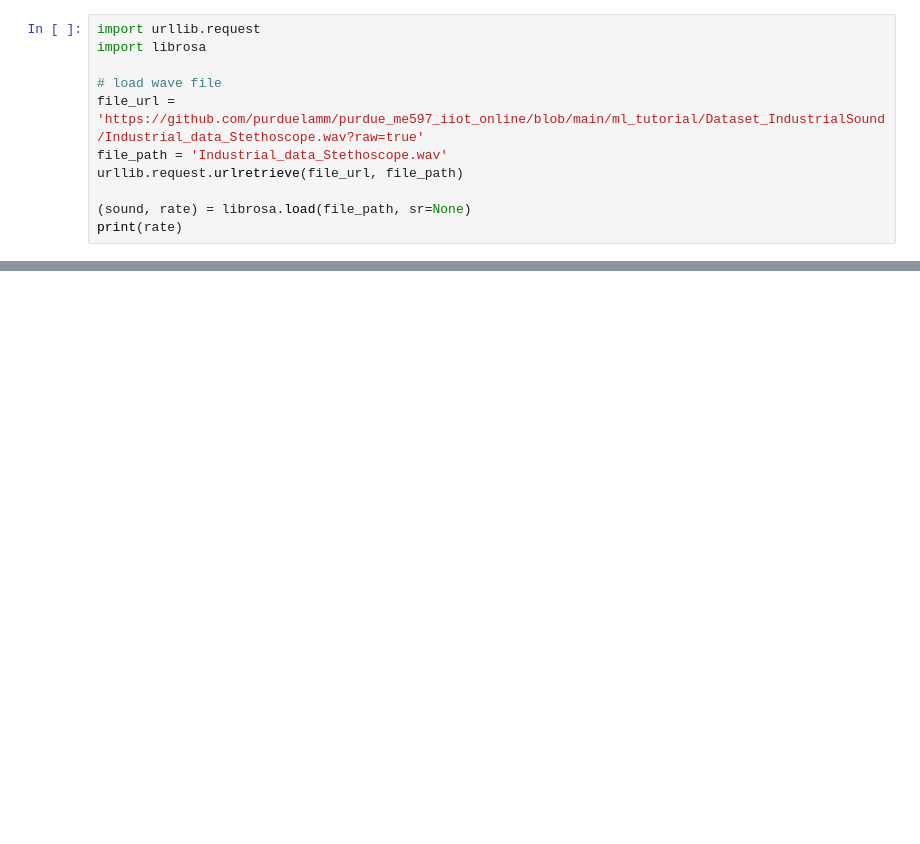
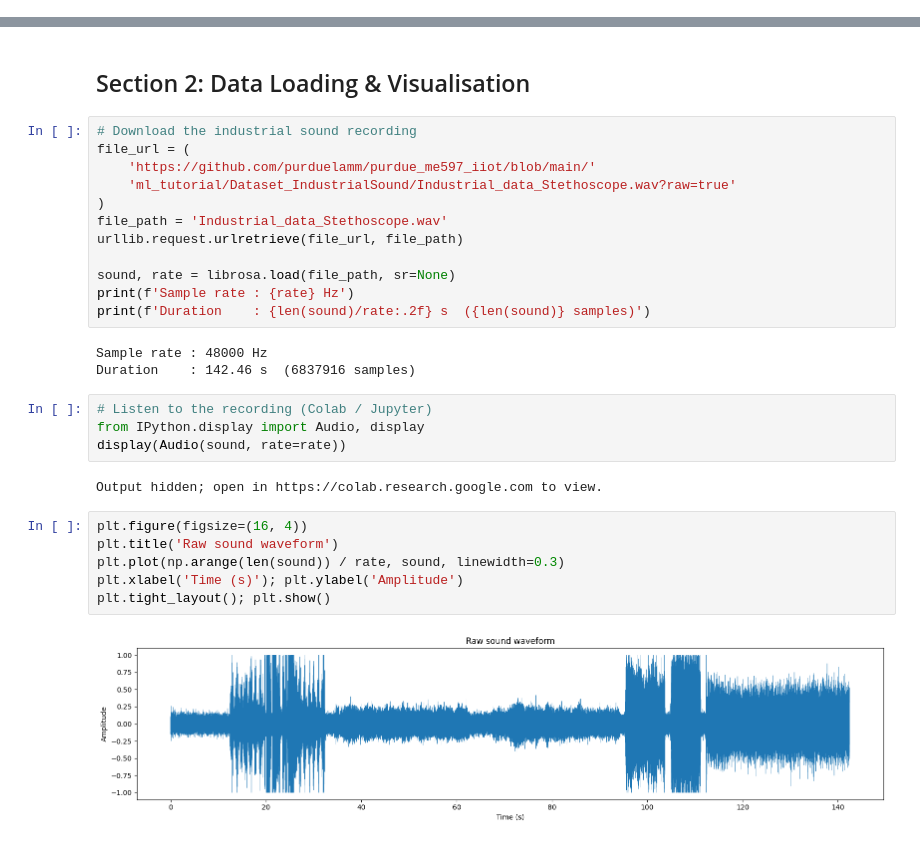
Before and after one commit to purduelamm/purdue_me597_iiot, a Jupyter notebook: ml_tutorial/ML10/ML10_Code1_Answer.ipynb, the cells around one changed output, grey strips where cells are left out. Cells and saved outputs as stored; diff of their text form; blank space fills up the shorter version.

```diff
--- a/ml_tutorial/ML10/ML10_Code1_Answer.ipynb
+++ b/ml_tutorial/ML10/ML10_Code1_Answer.ipynb
@@ -9,11 +0,0 @@ Mounted at /content/drive
-# %%
-import urllib.request
-import librosa
-
-# load wave file
-file_url = 'https://github.com/purduelamm/purdue_me597_iiot_online/blob/main/ml_tutorial/Dataset_IndustrialSound/Industrial_data_Stethoscope.wav?raw=true'
-file_path = 'Industrial_data_Stethoscope.wav'
-urllib.request.urlretrieve(file_url, file_path)
-
-(sound, rate) = librosa.load(file_path, sr=None)
-print(rate)
@@ -1093,0 +40,31 @@ plt.show()
+# %% [markdown]
+## Section 2: Data Loading & Visualisation
+# %%
+# Download the industrial sound recording
+file_url = (
+    'https://github.com/purduelamm/purdue_me597_iiot/blob/main/'
+    'ml_tutorial/Dataset_IndustrialSound/Industrial_data_Stethoscope.wav?raw=true'
+)
+file_path = 'Industrial_data_Stethoscope.wav'
+urllib.request.urlretrieve(file_url, file_path)
+
+sound, rate = librosa.load(file_path, sr=None)
+print(f'Sample rate : {rate} Hz')
+print(f'Duration    : {len(sound)/rate:.2f} s  ({len(sound)} samples)')
+# %% [output]
+Sample rate : 48000 Hz
+Duration    : 142.46 s  (6837916 samples)
+# %%
+# Listen to the recording (Colab / Jupyter)
+from IPython.display import Audio, display
+display(Audio(sound, rate=rate))
+# %% [output]
+Output hidden; open in https://colab.research.google.com to view.
+# %%
+plt.figure(figsize=(16, 4))
+plt.title('Raw sound waveform')
+plt.plot(np.arange(len(sound)) / rate, sound, linewidth=0.3)
+plt.xlabel('Time (s)'); plt.ylabel('Amplitude')
+plt.tight_layout(); plt.show()
+# %% [output]
+[figure, added]
```
Also changed, not shown: parts of 121 cells of this notebook.
